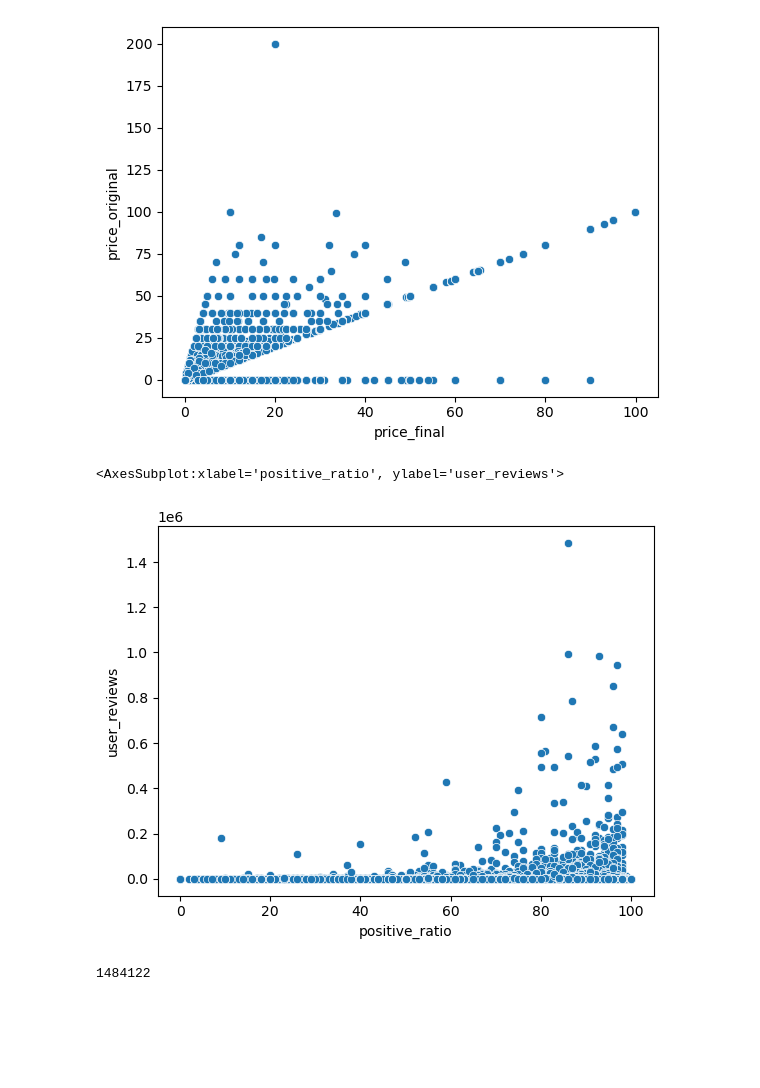
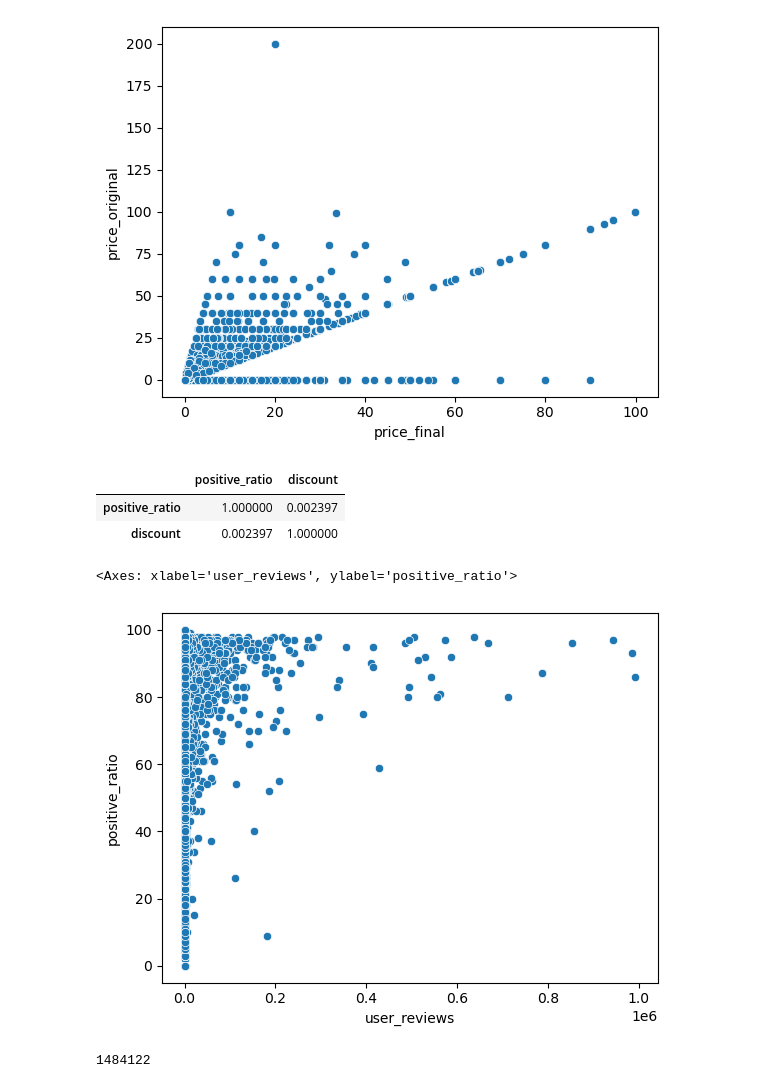
Before and after one commit to Asiandra/Artificial_Intelligence, a Jupyter notebook: Semester 1/Games/Gaming Exit Ticket.ipynb, the cells around one changed output. Cells and saved outputs as stored; diff of their text form; code cells hidden in the pictures; blank space fills up the shorter version.

```diff
--- a/Semester 1/Games/Gaming Exit Ticket.ipynb
+++ b/Semester 1/Games/Gaming Exit Ticket.ipynb
@@ -58,8 +63,14 @@ scatter(df=df, x='price_final', y='price_original', outliers=50)
+# %%
+calc_corr(df, 'positive_ratio', 'discount', 0)
+# %% [output]
+|  | positive_ratio | discount |
+| positive_ratio | 1.000000 | 0.002397 |
+| discount | 0.002397 | 1.000000 |
 # %%
-sns.scatterplot(data=df,x="positive_ratio", y="user_reviews")
+sns.scatterplot(data=df,x="user_reviews", y="positive_ratio")
 # %% [output]
-<AxesSubplot:xlabel='positive_ratio', ylabel='user_reviews'>
+<Axes: xlabel='user_reviews', ylabel='positive_ratio'>
-[figure, old version]
+[figure, new version]
 # %%
 df["user_reviews"].max()
 # %% [output]
```
Also changed, not shown: parts of 6 cells of this notebook, 1 other file.
